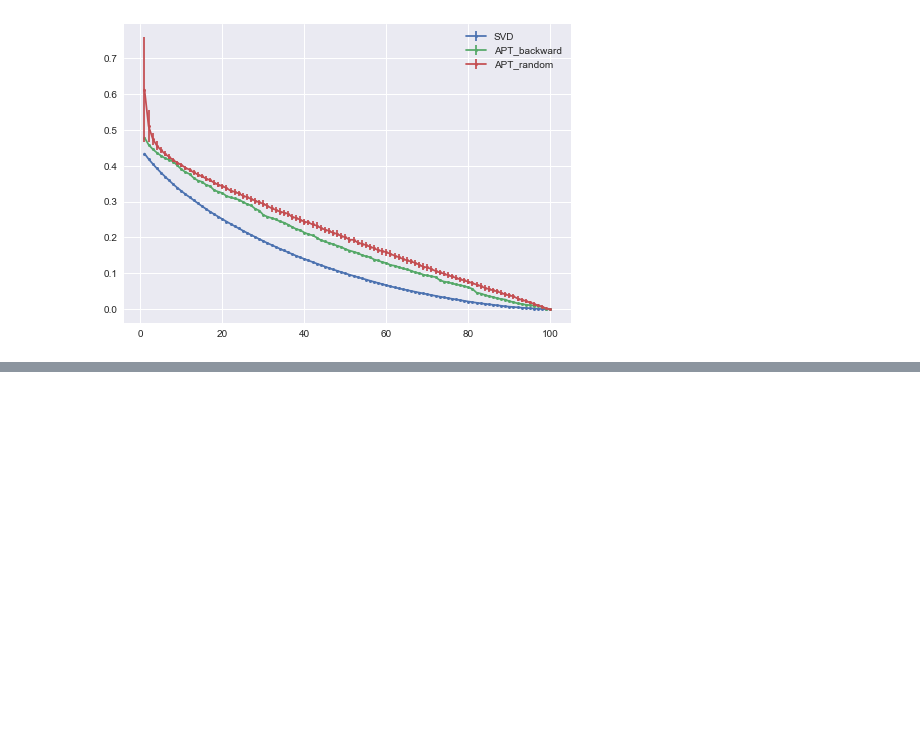
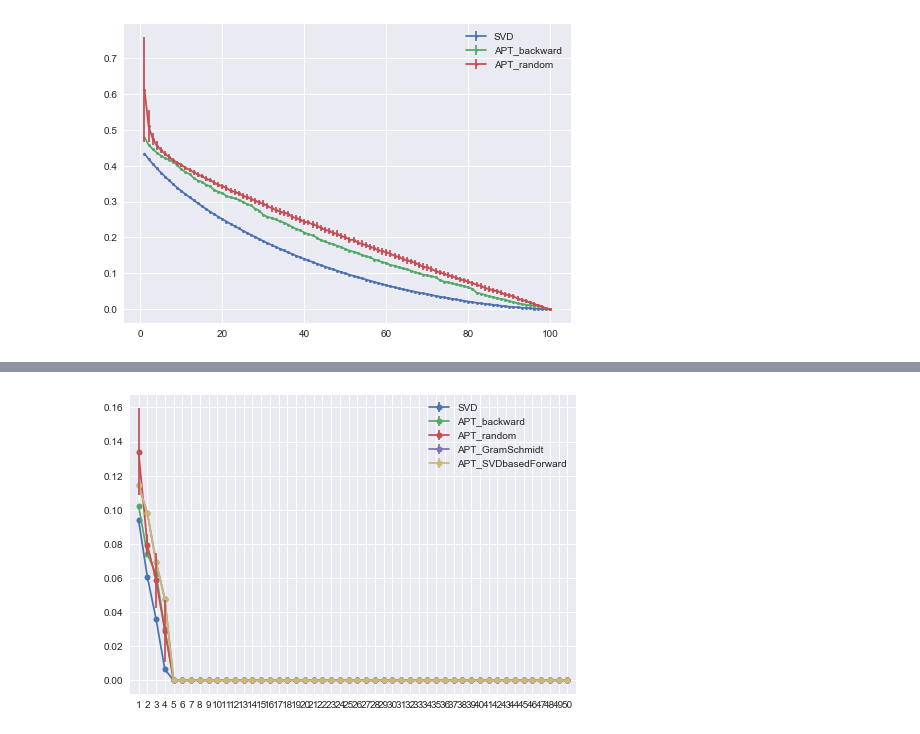
Before and after one commit to LishengSun/Meta-Learning-and-APT, a Jupyter notebook: PAPER_CAP2018/demonstration.ipynb, the cells around one changed output, grey strips where cells are left out. Drawn from its saved outputs; the diff is of its cells as text; code cells hidden in the pictures; blank space fills up the shorter version.

```diff
--- a/PAPER_CAP2018/demonstration.ipynb
+++ b/PAPER_CAP2018/demonstration.ipynb
@@ -162,0 +163,6 @@ RMSE_dict, errorbar_dict = compare_methods(S_petit, miss_err=True)
+# %%
+from compare_methods import compare_methods
+S_petit = random_data(50, 50, 5)
+RMSE_dict, errorbar_dict = compare_methods(S_petit, miss_err=True)
+# %% [output]
+[figure, added]
```
Also changed, not shown: parts of 3 cells of this notebook, 2 other files.
